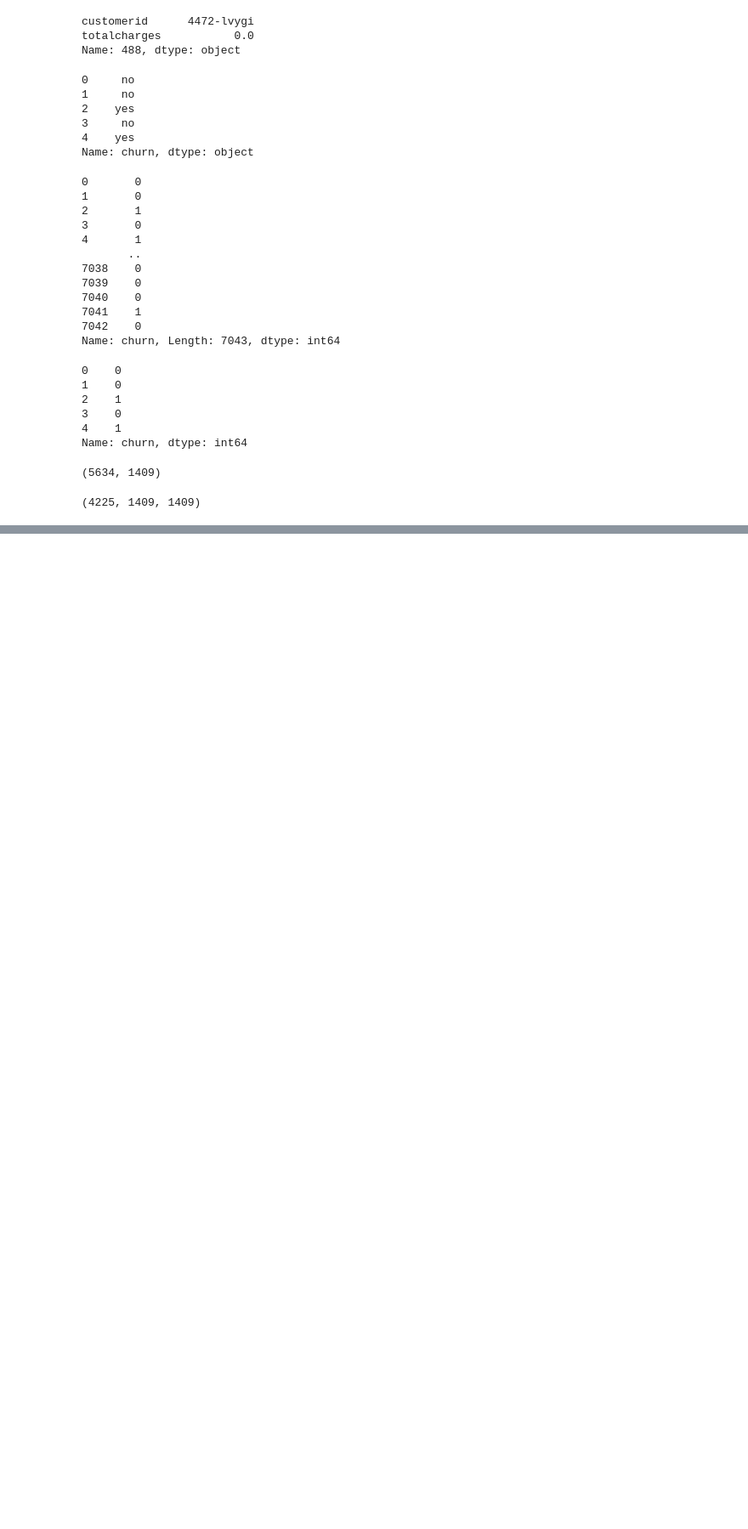
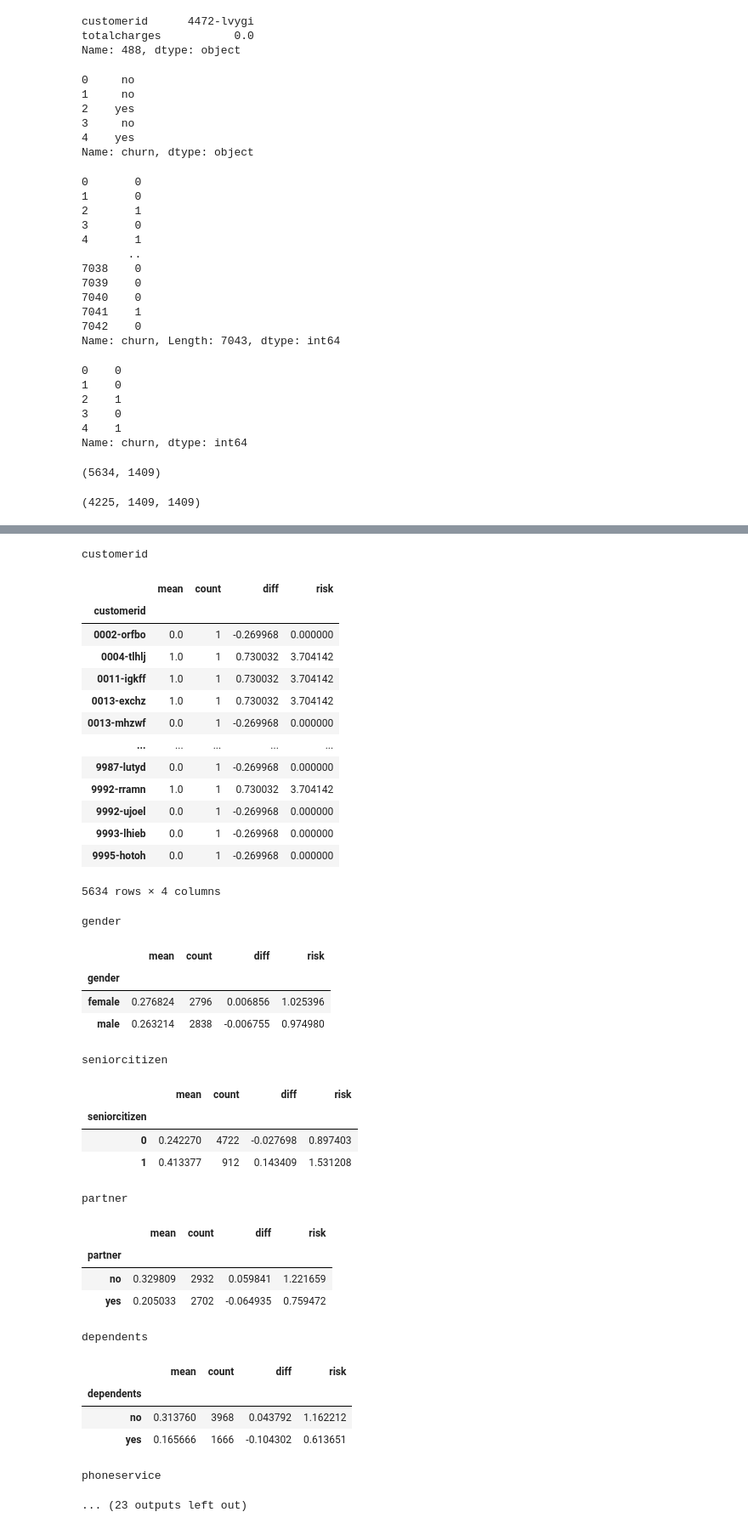
Before and after one commit to Falfat/Machine-Learning-Zoomcamp, a Jupyter notebook: 03-classification/classification.ipynb, the cells around one changed output, grey strips where cells are left out. Shown: that part at 85% size. Cells and saved outputs as stored; diff of their text form; code cells hidden in the pictures; blank space fills up the shorter version.

```diff
--- a/03-classification/classification.ipynb
+++ b/03-classification/classification.ipynb
@@ -191,0 +194,2 @@ del df_test['churn']
+# %%
+df_full_train = df_full_train.reset_index(drop = True)
@@ -191,0 +225,3 @@ del df_test['churn']
+# %%
+global_churn_rate = df_full_train.churn.mean()
+round(global_churn_rate, 2)
@@ -191,0 +264,6 @@ del df_test['churn']
+# %%
+categorical = [ 'gender', 'seniorcitizen', 'partner', 'dependents',
+       'phoneservice', 'multiplelines', 'internetservice',
+       'onlinesecurity', 'onlinebackup', 'deviceprotection', 'techsupport',
+       'streamingtv', 'streamingmovies', 'contract', 'paperlessbilling',
+       'paymentmethod', ]
@@ -191,0 +358,5 @@ del df_test['churn']
+# %%
+df_group = df_full_train.groupby('gender').churn.agg(['mean', 'count'])
+df_group['diff'] = df_group['mean'] - global_churn_rate
+df_group['risk'] = df_group['mean'] / global_churn_rate
+df_group
@@ -191,0 +370,47 @@ del df_test['churn']
+# %%
+for c in categorical:
+    print(c)
+    df_group = df_full_train.groupby(c).churn.agg(['mean', 'count'])
+    df_group['diff'] = df_group['mean'] - global_churn_rate
+    df_group['risk'] = df_group['mean'] / global_churn_rate
+    display(df_group)
+    print()
+    print()
+# %% [output]
+customerid
+|  | mean | count | diff | risk |
+| customerid |  |  |  |  |
+| 0002-orfbo | 0.0 | 1 | -0.269968 | 0.000000 |
+| 0004-tlhlj | 1.0 | 1 | 0.730032 | 3.704142 |
+| 0011-igkff | 1.0 | 1 | 0.730032 | 3.704142 |
+| 0013-exchz | 1.0 | 1 | 0.730032 | 3.704142 |
+| 0013-mhzwf | 0.0 | 1 | -0.269968 | 0.000000 |
+| ... | ... | ... | ... | ... |
+| 9987-lutyd | 0.0 | 1 | -0.269968 | 0.000000 |
+| 9992-rramn | 1.0 | 1 | 0.730032 | 3.704142 |
+| 9992-ujoel | 0.0 | 1 | -0.269968 | 0.000000 |
+| 9993-lhieb | 0.0 | 1 | -0.269968 | 0.000000 |
+| 9995-hotoh | 0.0 | 1 | -0.269968 | 0.000000 |
+5634 rows × 4 columns
+gender
+|  | mean | count | diff | risk |
+| gender |  |  |  |  |
+| female | 0.276824 | 2796 | 0.006856 | 1.025396 |
+| male | 0.263214 | 2838 | -0.006755 | 0.974980 |
+seniorcitizen
+|  | mean | count | diff | risk |
+| seniorcitizen |  |  |  |  |
+| 0 | 0.242270 | 4722 | -0.027698 | 0.897403 |
+| 1 | 0.413377 | 912 | 0.143409 | 1.531208 |
+partner
+|  | mean | count | diff | risk |
+| partner |  |  |  |  |
+| no | 0.329809 | 2932 | 0.059841 | 1.221659 |
+| yes | 0.205033 | 2702 | -0.064935 | 0.759472 |
+dependents
+|  | mean | count | diff | risk |
+| dependents |  |  |  |  |
+| no | 0.313760 | 3968 | 0.043792 | 1.162212 |
+| yes | 0.165666 | 1666 | -0.104302 | 0.613651 |
+phoneservice
+... (23 outputs left out)
```
Also changed, not shown: parts of 34 cells of this notebook.
